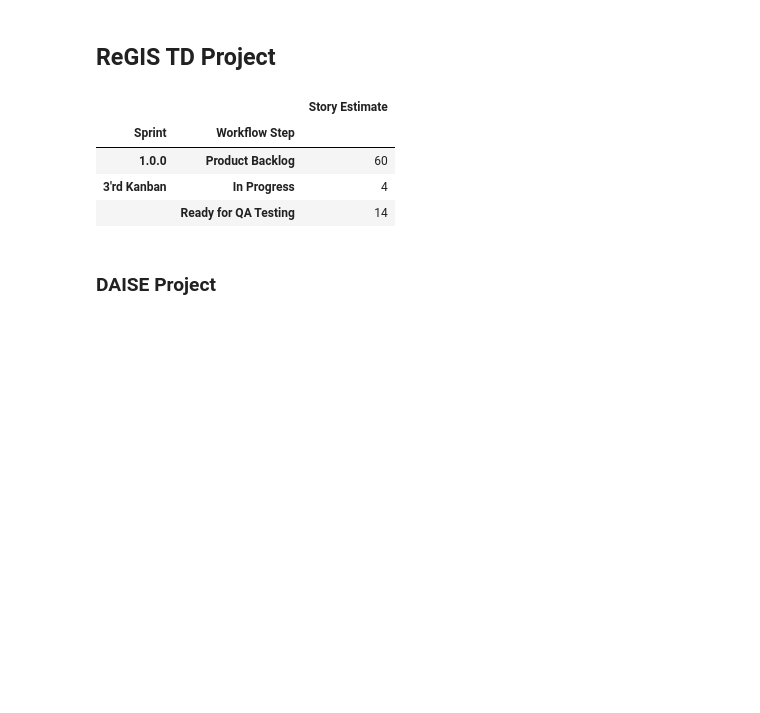
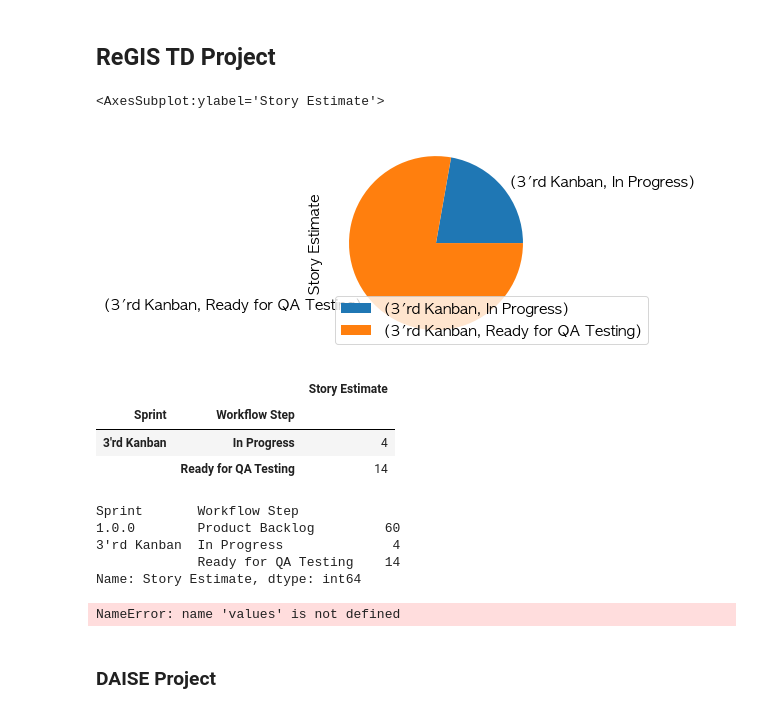
Before and after one commit to gerald-park/PythonImageWorkspace, a Jupyter notebook: AxosoftVisualization/1.ReadAxosoft.ipynb, the cells around one changed output. Saved outputs shown, nothing was run; the diff lists cells and outputs as text; code cells hidden in the pictures; blank space fills up the shorter version.

```diff
--- a/AxosoftVisualization/1.ReadAxosoft.ipynb
+++ b/AxosoftVisualization/1.ReadAxosoft.ipynb
@@ -1 +1,10 @@
+# %%
+import pandas as pd
+
+import matplotlib.pyplot as plt
+import matplotlib
+# matplotlib.rcParams['font.family'] = 'Malgun Gothic' # Windows
+matplotlib.rcParams['font.family'] = 'AppleGothic' # Mac
+matplotlib.rcParams['font.size'] = 15
+matplotlib.rcParams['axes.unicode_minus'] = False # 한글폰트 사용시 마이너스 깨짐 방지
 # %%
@@ -53,14 +60,34 @@ pcca.groupby(['Product','Workflow Step']).sum()
 # %%
 
 regis_td = df.loc[df['Product'] == 'ReGIS TD']
+regis_td = regis_td.loc[df['Sprint'] != '1.0.0']
 regis_td = regis_td.loc[df['Item Type'] != 'Task' ]
-regis_td.groupby(['Sprint','Workflow Step']).sum()
+regis_td_group = regis_td.groupby(['Sprint','Workflow Step']).sum()
+regis_td_group.plot(kind='pie', y='Story Estimate')
 # %% [output]
-|  |  | Story Estimate |
-| Sprint | Workflow Step |  |
-| 1.0.0 | Product Backlog | 60 |
-| 3'rd Kanban | In Progress | 4 |
-|  | Ready for QA Testing | 14 |
+<AxesSubplot:ylabel='Story Estimate'>
+[figure, added]
+# %%
+regis_td_group.T.columns.droplevel(0).T
+# %% [output]
+|  |  | Story Estimate |
+| Sprint | Workflow Step |  |
+| 3'rd Kanban | In Progress | 4 |
+|  | Ready for QA Testing | 14 |
+# %%
+regis_td_sum['Story Estimate']
+# %% [output]
+Sprint       Workflow Step
+1.0.0        Product Backlog         60
+3'rd Kanban  In Progress              4
+             Ready for QA Testing    14
+Name: Story Estimate, dtype: int64
+# %%
+plt.pie(values, labels=labels, autopct = '%.1f%%', startangle=90, counterclock=False)
+plt.show()
+plt.pie(regis_td_sum['Stroy Estimate'])
+# %% [output]
+NameError: name 'values' is not defined
 # %% [markdown]
 ### DAISE Project
 # %%
```
Also changed, not shown: parts of 1 cell of this notebook.
